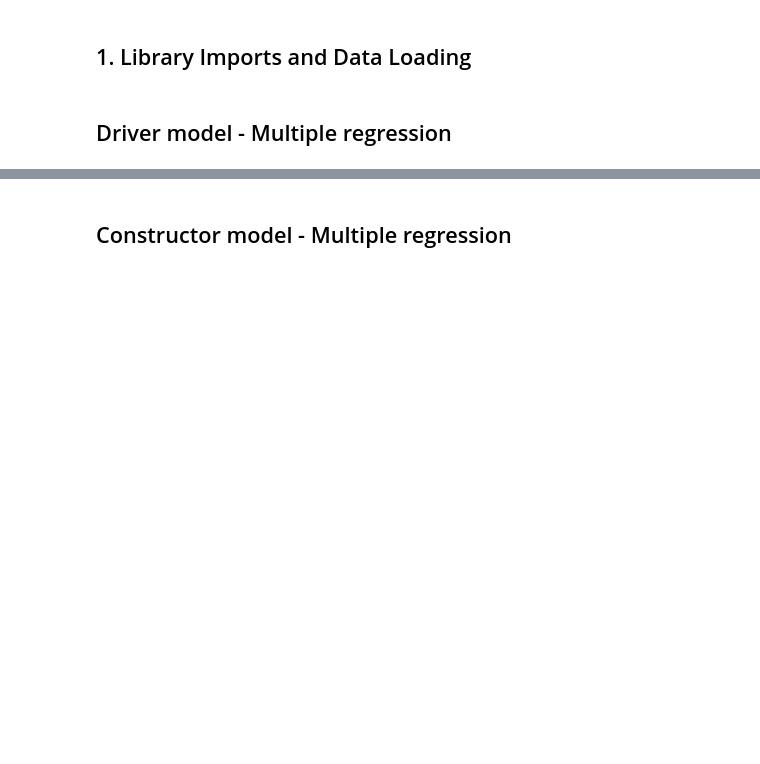
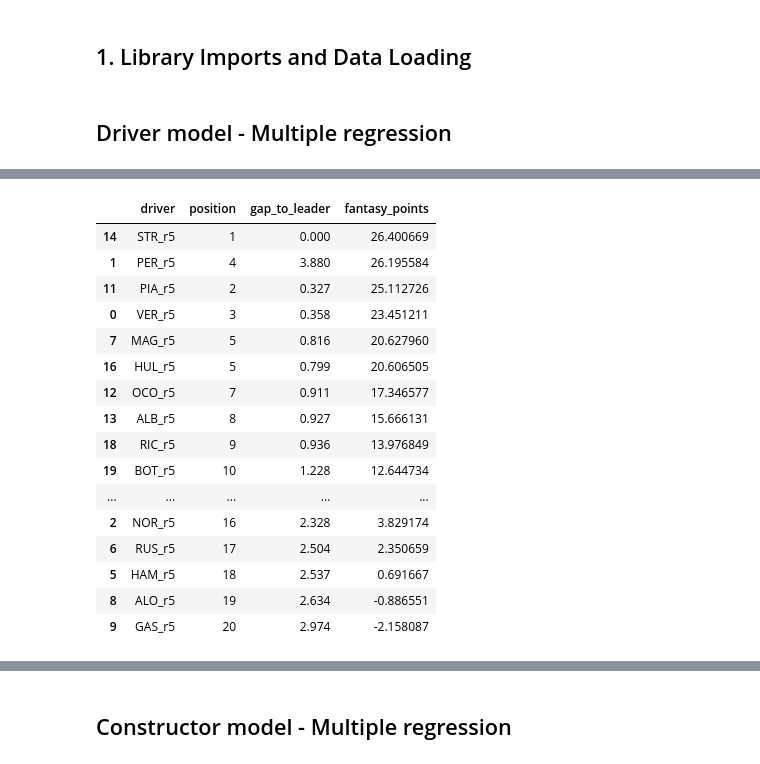
Before and after one commit to ldhaliwal/F1FantasyTeamOptimizer, a Jupyter notebook: model.ipynb, the cells around one changed output, grey strips where cells are left out. Saved outputs shown, nothing was run; the diff lists cells and outputs as text; code cells hidden in the pictures; blank space fills up the shorter version.

```diff
--- a/model.ipynb
+++ b/model.ipynb
@@ -146,0 +177,21 @@ model.score(X_test, y_test)
+# %%
+results_df = results_df.sort_values(by="fantasy_points", ascending=False)
+results_df
+# %% [output]
+|  | driver | position | gap_to_leader | fantasy_points |
+| 14 | STR_r5 | 1 | 0.000 | 26.400669 |
+| 1 | PER_r5 | 4 | 3.880 | 26.195584 |
+| 11 | PIA_r5 | 2 | 0.327 | 25.112726 |
+| 0 | VER_r5 | 3 | 0.358 | 23.451211 |
+| 7 | MAG_r5 | 5 | 0.816 | 20.627960 |
+| 16 | HUL_r5 | 5 | 0.799 | 20.606505 |
+| 12 | OCO_r5 | 7 | 0.911 | 17.346577 |
+| 13 | ALB_r5 | 8 | 0.927 | 15.666131 |
+| 18 | RIC_r5 | 9 | 0.936 | 13.976849 |
+| 19 | BOT_r5 | 10 | 1.228 | 12.644734 |
+| ... | ... | ... | ... | ... |
+| 2 | NOR_r5 | 16 | 2.328 | 3.829174 |
+| 6 | RUS_r5 | 17 | 2.504 | 2.350659 |
+| 5 | HAM_r5 | 18 | 2.537 | 0.691667 |
+| 8 | ALO_r5 | 19 | 2.634 | -0.886551 |
+| 9 | GAS_r5 | 20 | 2.974 | -2.158087 |
```
Also changed, not shown: parts of 16 cells of this notebook, 4 other files.
